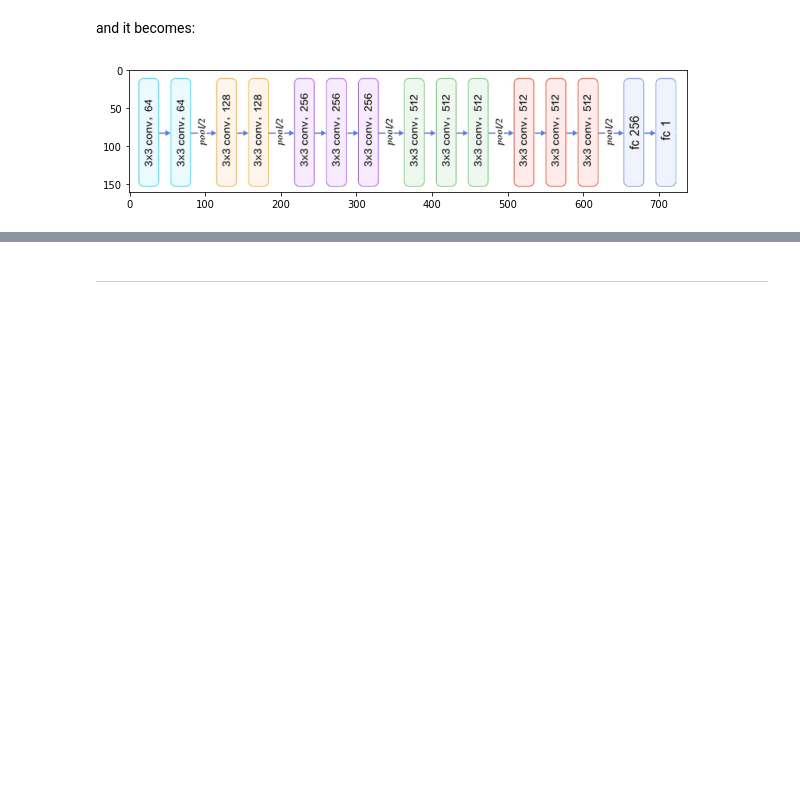
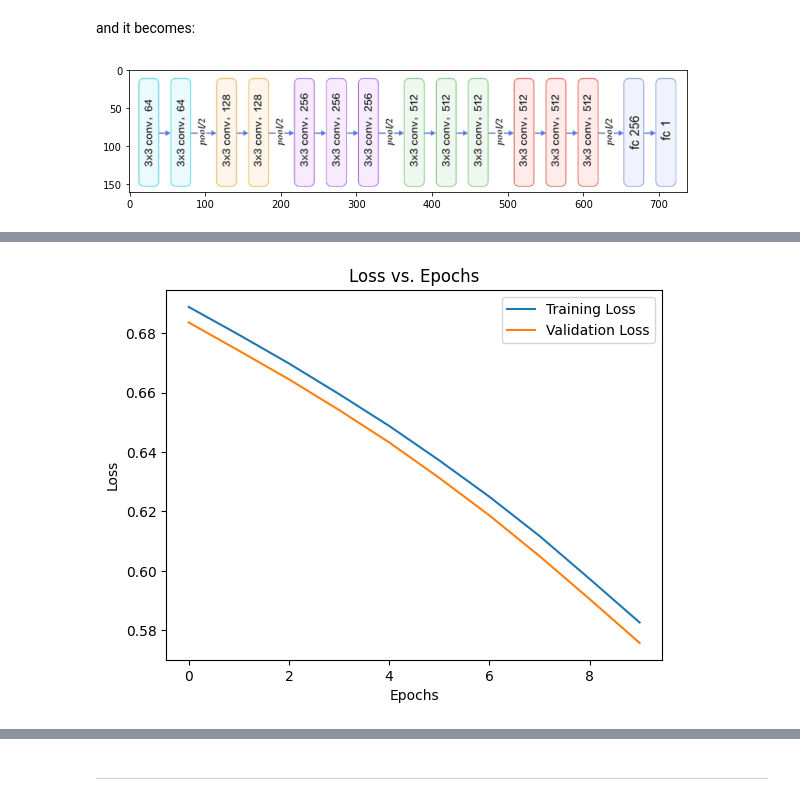
Before and after one commit to rasyadpat/CNN-MLT_Task_4-ITMO-University, a Jupyter notebook: Task_4_Rasyad Rifatan Rahman.ipynb, the cells around one changed output, grey strips where cells are left out. Cells and saved outputs as stored; diff of their text form; code cells hidden in the pictures; blank space fills up the shorter version.

Commit message:
MobileNetV2 model added to Task 2

```diff
--- a/Task_4_Rasyad Rifatan Rahman.ipynb
+++ b/Task_4_Rasyad Rifatan Rahman.ipynb
@@ -419,0 +453,18 @@ plt.show()
+# %%
+model2 = Sequential()
+model2.add(MobileNetV2_mode)
+
+# + flattening
+model2.add(Flatten())
+# + Dense fullyconnected layer with 256 neurons
+model2.add(Dense(256))
+# + ReLu
+model2.add(Activation('relu'))
+# + Dropout
+model2.add(Dropout(0.5))
+# + Dense layer with 1 neuron
+model2.add(Dense(1))
+# + sigmoid
+model2.add(Activation('sigmoid'))
+
+model2.summary()
@@ -419,0 +489,11 @@ plt.show()
+# %%
+model2.compile(loss='binary_crossentropy',
+              optimizer=Adam(learning_rate=1e-5),
+              metrics=['accuracy'])
+# %%
+trained_model_2 = model2.fit(
+    train_generator,
+    steps_per_epoch=nb_train_samples // batch_size,
+    epochs=10,
+    validation_data=val_generator,
+    validation_steps=nb_validation_samples // batch_size)
@@ -419,0 +527,11 @@ plt.show()
+# %%
+# Plot training and validation loss
+plt.plot(trained_model_2.history['loss'], label='Training Loss')
+plt.plot(trained_model_2.history['val_loss'], label='Validation Loss')
+plt.title('Loss vs. Epochs')
+plt.xlabel('Epochs')
+plt.ylabel('Loss')
+plt.legend()
+plt.show()
+# %% [output]
+[figure, added]
```
Also changed, not shown: parts of 17 cells of this notebook.
